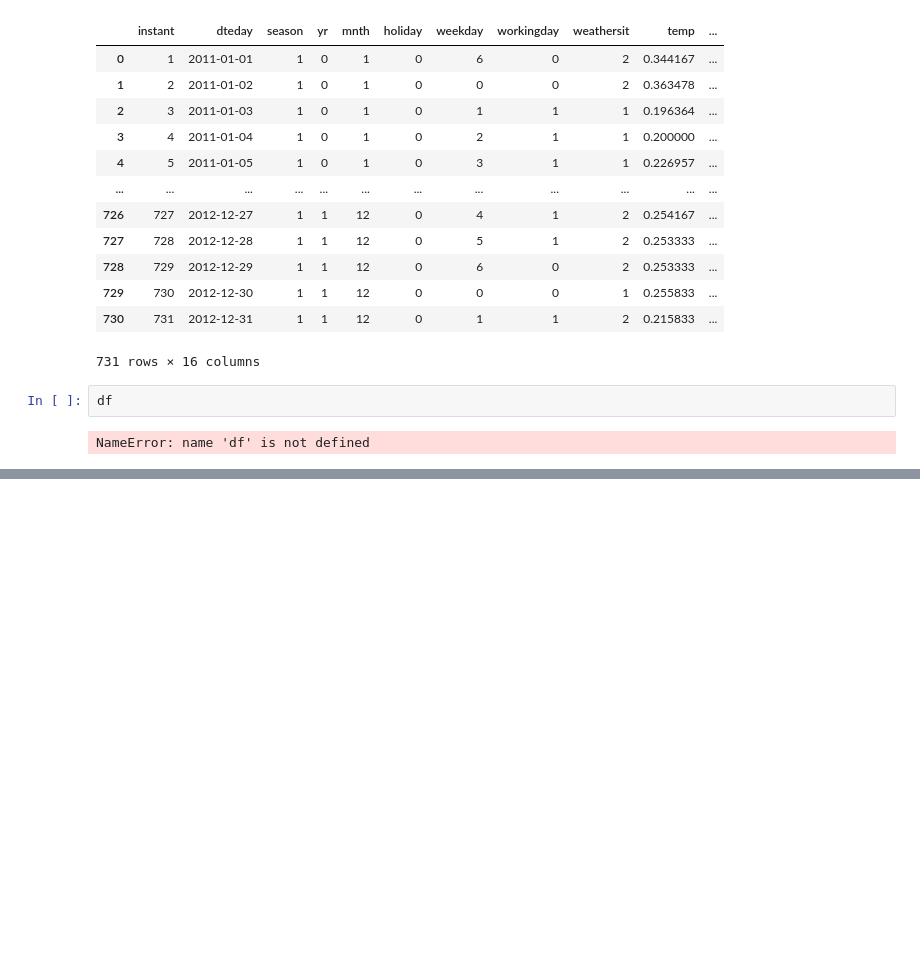
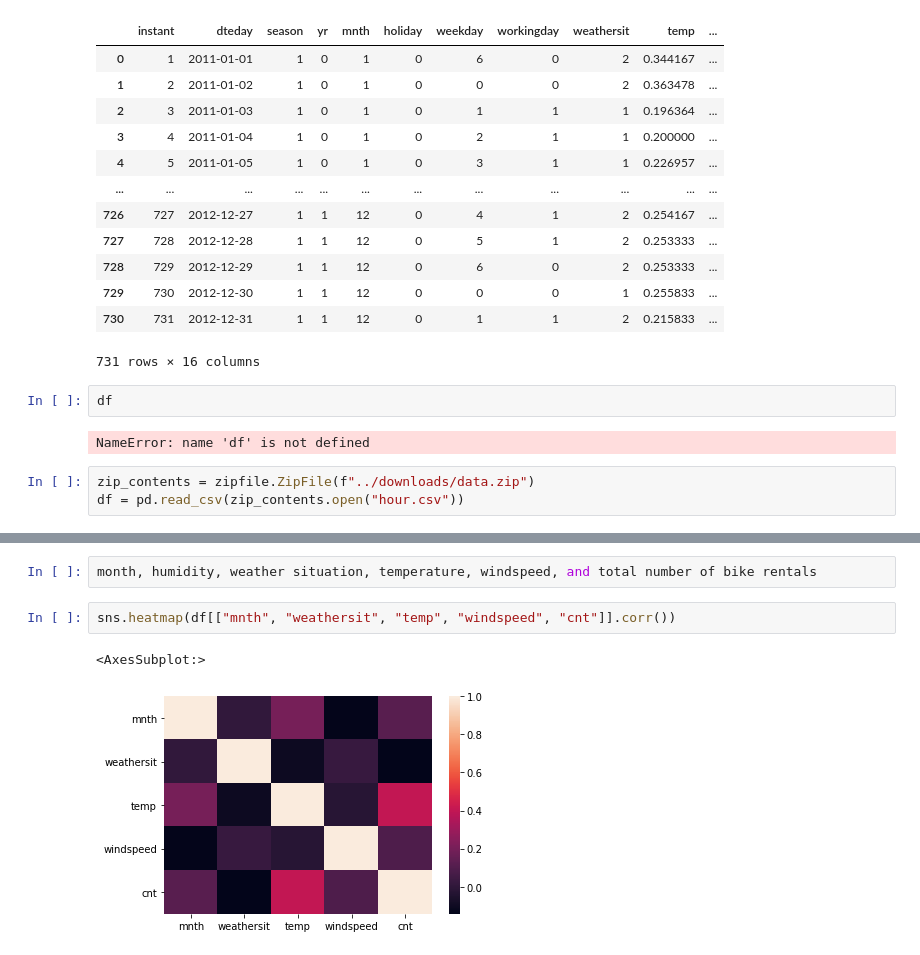
Before and after one commit to lmo272/Group_J, a Jupyter notebook: notebooks/testing.ipynb, the cells around one changed output, grey strips where cells are left out. Cells and saved outputs as stored; diff of their text form; blank space fills up the shorter version.

```diff
--- a/notebooks/testing.ipynb
+++ b/notebooks/testing.ipynb
@@ -102,3 +101,6 @@ zip_to_dataframe(target_file,"day.csv")
 df
 # %% [output]
 NameError: name 'df' is not defined
+# %%
+zip_contents = zipfile.ZipFile(f"../downloads/data.zip")
+df = pd.read_csv(zip_contents.open("hour.csv"))
@@ -104,0 +123,7 @@ NameError: name 'df' is not defined
+# %%
+month, humidity, weather situation, temperature, windspeed, and total number of bike rentals
+# %%
+sns.heatmap(df[["mnth", "weathersit", "temp", "windspeed", "cnt"]].corr())
+# %% [output]
+<AxesSubplot:>
+[figure, added]
```
Also changed, not shown: parts of 11 cells of this notebook, 2 other files.
